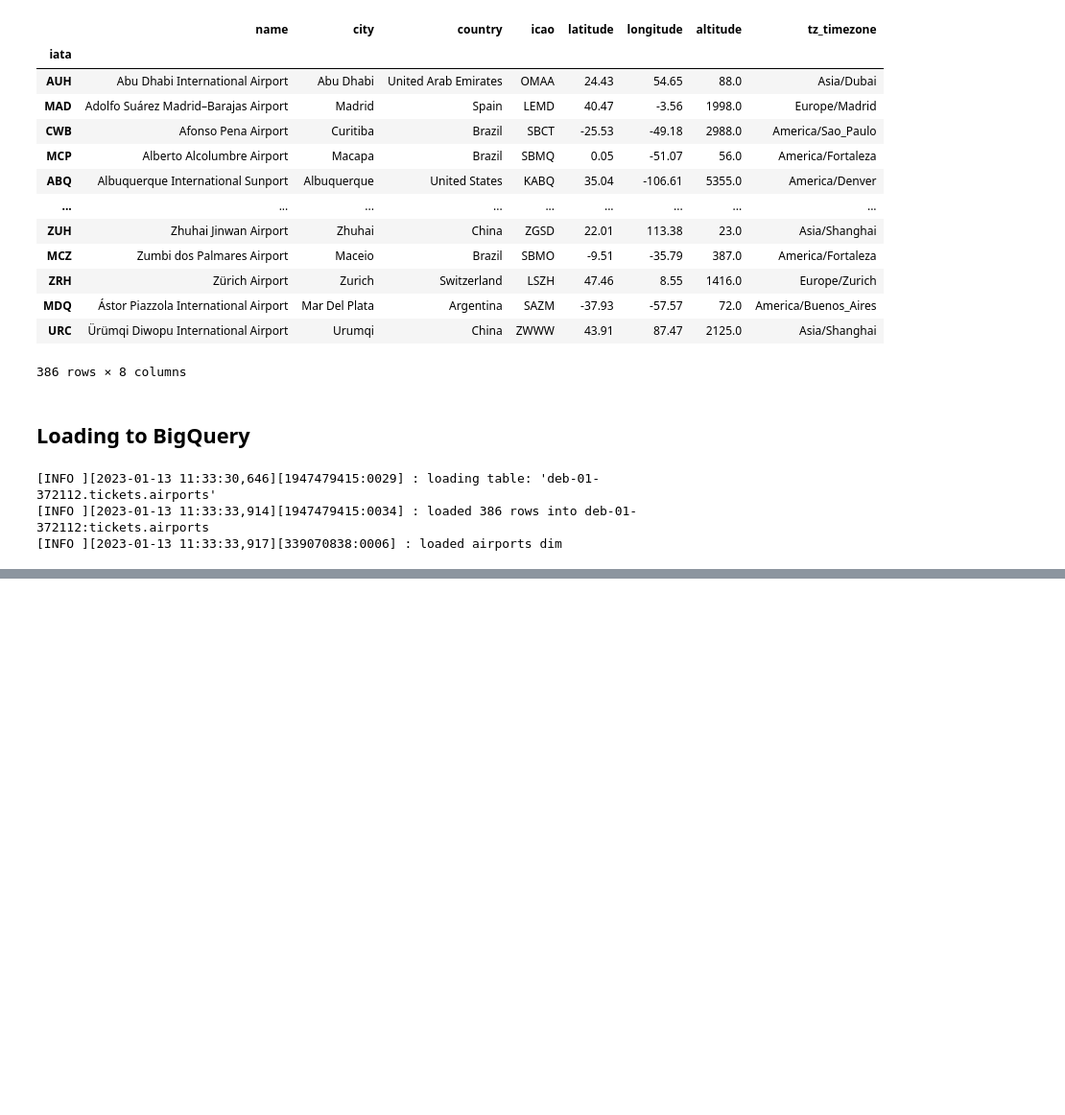
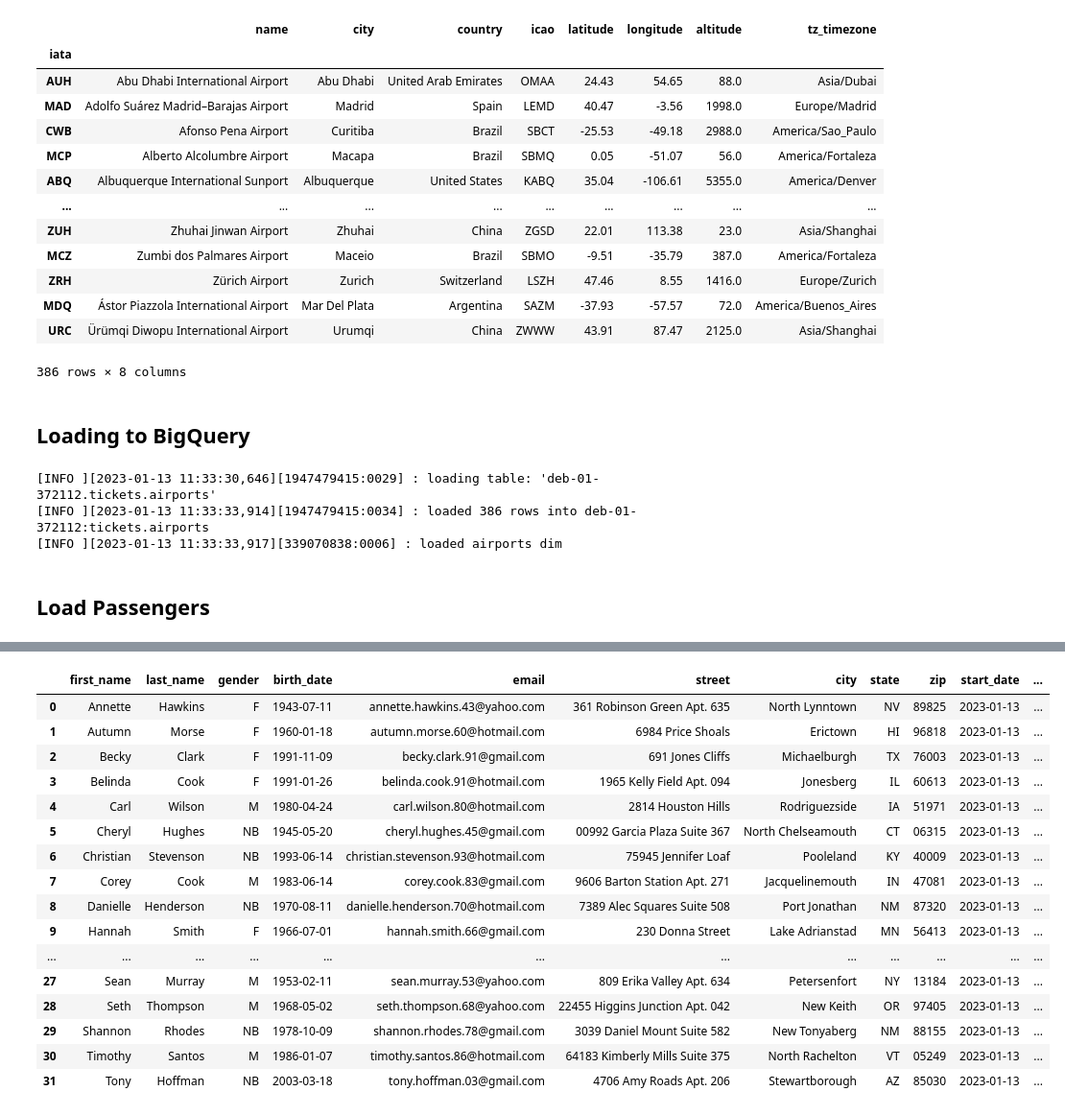
Before and after one commit to ChloeL6/data-modeling, a Jupyter notebook: main.ipynb, the cells around one changed output, grey strips where cells are left out. Shown: that part at 96% size. Saved outputs shown, nothing was run; the diff lists cells and outputs as text; code cells hidden in the pictures; blank space fills up the shorter version.

```diff
--- a/main.ipynb
+++ b/main.ipynb
@@ -284,3 +284,28 @@ logger.info(f"loaded airports dim")
 [INFO ][2023-01-13 11:33:30,646][1947479415:0029] : loading table: 'deb-01-372112.tickets.airports'
 [INFO ][2023-01-13 11:33:33,914][1947479415:0034] : loaded 386 rows into deb-01-372112:tickets.airports
 [INFO ][2023-01-13 11:33:33,917][339070838:0006] : loaded airports dim
+# %% [markdown]
+## Load Passengers
+# %%
+# start from the tickets
+df = tickets_df
+
+logger.debug(f"getting unique passengers...")
+
+passenger_cols = ['passenger.first_name', 'passenger.last_name', 'passenger.gender', 'passenger.birth_date', 'passenger.email', 'passenger.street', 'passenger.city', 'passenger.state', 'passenger.zip']
+
+# get unique airports and only selecy them
+df = df.groupby(passenger_cols).all()
+df = df.reset_index().loc[:, passenger_cols]
+
+#rename columns
+df = df.rename(columns={'passenger.first_name': 'first_name', 'passenger.last_name': 'last_name', 'passenger.gender': 'gender', 'passenger.birth_date': 'birth_date', 'passenger.email': 'email', 'passenger.street': 'street', 'passenger.city': 'city', 'passenger.state': 'state', 'passenger.zip': 'zip'})
+
+# add start and end date column
+df['start_date'] = pd.Timestamp.today().strftime('%Y-%m-%d')
+df['end_date'] = 'None'
+
+logger.info(f"passengers dim - found {len(df.index)} rows")
+
+display(df)
+# %% [output]
@@ -286,0 +314,17 @@ logger.info(f"loaded airports dim")
+|  | first_name | last_name | gender | birth_date | email | street | city | state | zip | start_date | ... |
+| 0 | Annette | Hawkins | F | 1943-07-11 | annette.hawkins.43@yahoo.com | 361 Robinson Green Apt. 635 | North Lynntown | NV | 89825 | 2023-01-13 | ... |
+| 1 | Autumn | Morse | F | 1960-01-18 | autumn.morse.60@hotmail.com | 6984 Price Shoals | Erictown | HI | 96818 | 2023-01-13 | ... |
+| 2 | Becky | Clark | F | 1991-11-09 | becky.clark.91@gmail.com | 691 Jones Cliffs | Michaelburgh | TX | 76003 | 2023-01-13 | ... |
+| 3 | Belinda | Cook | F | 1991-01-26 | belinda.cook.91@hotmail.com | 1965 Kelly Field Apt. 094 | Jonesberg | IL | 60613 | 2023-01-13 | ... |
+| 4 | Carl | Wilson | M | 1980-04-24 | carl.wilson.80@hotmail.com | 2814 Houston Hills | Rodriguezside | IA | 51971 | 2023-01-13 | ... |
+| 5 | Cheryl | Hughes | NB | 1945-05-20 | cheryl.hughes.45@gmail.com | 00992 Garcia Plaza Suite 367 | North Chelseamouth | CT | 06315 | 2023-01-13 | ... |
+| 6 | Christian | Stevenson | NB | 1993-06-14 | christian.stevenson.93@hotmail.com | 75945 Jennifer Loaf | Pooleland | KY | 40009 | 2023-01-13 | ... |
+| 7 | Corey | Cook | M | 1983-06-14 | corey.cook.83@gmail.com | 9606 Barton Station Apt. 271 | Jacquelinemouth | IN | 47081 | 2023-01-13 | ... |
+| 8 | Danielle | Henderson | NB | 1970-08-11 | danielle.henderson.70@hotmail.com | 7389 Alec Squares Suite 508 | Port Jonathan | NM | 87320 | 2023-01-13 | ... |
+| 9 | Hannah | Smith | F | 1966-07-01 | hannah.smith.66@gmail.com | 230 Donna Street | Lake Adrianstad | MN | 56413 | 2023-01-13 | ... |
+| ... | ... | ... | ... | ... | ... | ... | ... | ... | ... | ... | ... |
+| 27 | Sean | Murray | M | 1953-02-11 | sean.murray.53@yahoo.com | 809 Erika Valley Apt. 634 | Petersenfort | NY | 13184 | 2023-01-13 | ... |
+| 28 | Seth | Thompson | M | 1968-05-02 | seth.thompson.68@yahoo.com | 22455 Higgins Junction Apt. 042 | New Keith | OR | 97405 | 2023-01-13 | ... |
+| 29 | Shannon | Rhodes | NB | 1978-10-09 | shannon.rhodes.78@gmail.com | 3039 Daniel Mount Suite 582 | New Tonyaberg | NM | 88155 | 2023-01-13 | ... |
+| 30 | Timothy | Santos | M | 1986-01-07 | timothy.santos.86@hotmail.com | 64183 Kimberly Mills Suite 375 | North Rachelton | VT | 05249 | 2023-01-13 | ... |
+| 31 | Tony | Hoffman | NB | 2003-03-18 | tony.hoffman.03@gmail.com | 4706 Amy Roads Apt. 206 | Stewartborough | AZ | 85030 | 2023-01-13 | ... |
```
Also changed, not shown: parts of 3 cells of this notebook.
